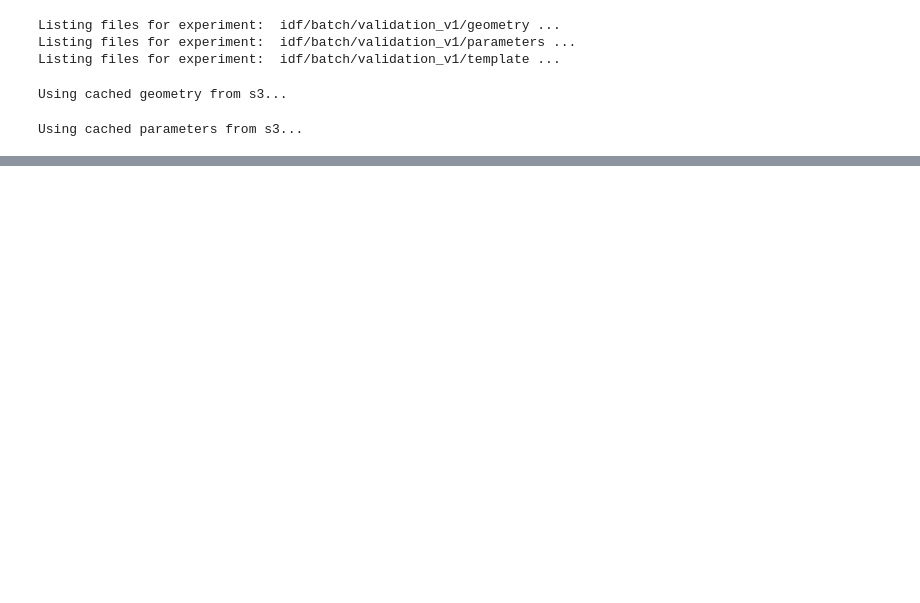
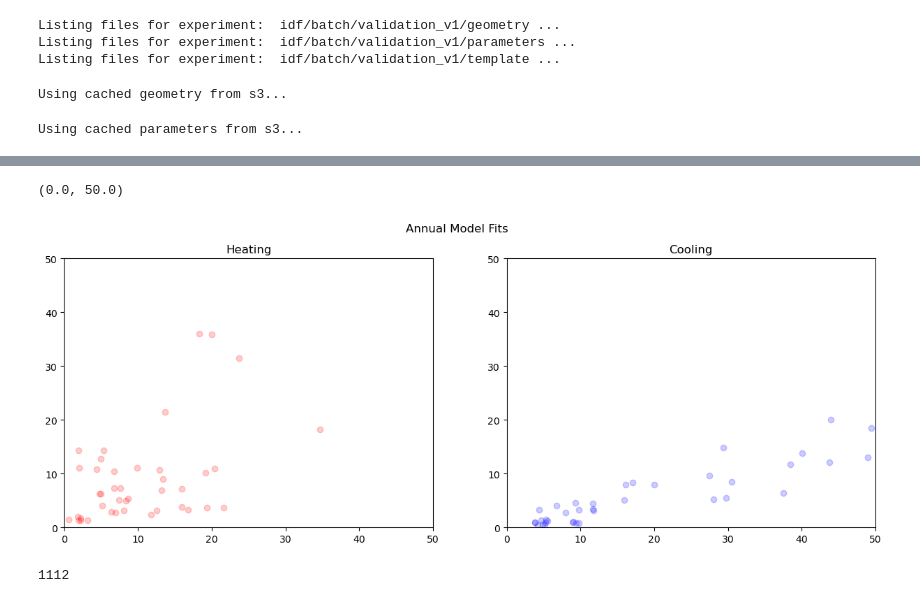
Before and after one commit to szvsw/ml-for-building-energy-modeling, a Jupyter notebook: ml-for-bem/notebooks/validate.ipynb, the cells around one changed output, grey strips where cells are left out. Drawn from its saved outputs; the diff is of its cells as text; code cells hidden in the pictures; blank space fills up the shorter version.

```diff
--- a/ml-for-bem/notebooks/validate.ipynb
+++ b/ml-for-bem/notebooks/validate.ipynb
@@ -102,0 +514,32 @@ Listing files for experiment:  idf/batch/validation_v1/seattle/epw ...
+# %%
+fig, ax = plt.subplots(1, 2, figsize=(15, 5))
+plt.suptitle("Annual Model Fits")
+h_ax = ax[0]
+c_ax = ax[1]
+h_ax.set_title("Heating")
+c_ax.set_title("Cooling")
+
+h_ax.scatter(
+    true_results["Heating:DistrictHeating"].sum(axis=1),
+    ml_annual.Heating,
+    color="red",
+    alpha=0.2,
+)
+h_ax.set_ylim(0, 50)
+h_ax.set_xlim(0, 50)
+
+c_ax.scatter(
+    true_results["Cooling:DistrictCooling"].sum(axis=1),
+    ml_annual.Cooling,
+    color="blue",
+    alpha=0.2,
+)
+c_ax.set_ylim(0, 50)
+c_ax.set_xlim(0, 50)
+# %% [output]
+(0.0, 50.0)
+[figure, added]
+# %%
+len(parameters)
+# %% [output]
+1112
```
Also changed, not shown: parts of 29 cells of this notebook.
